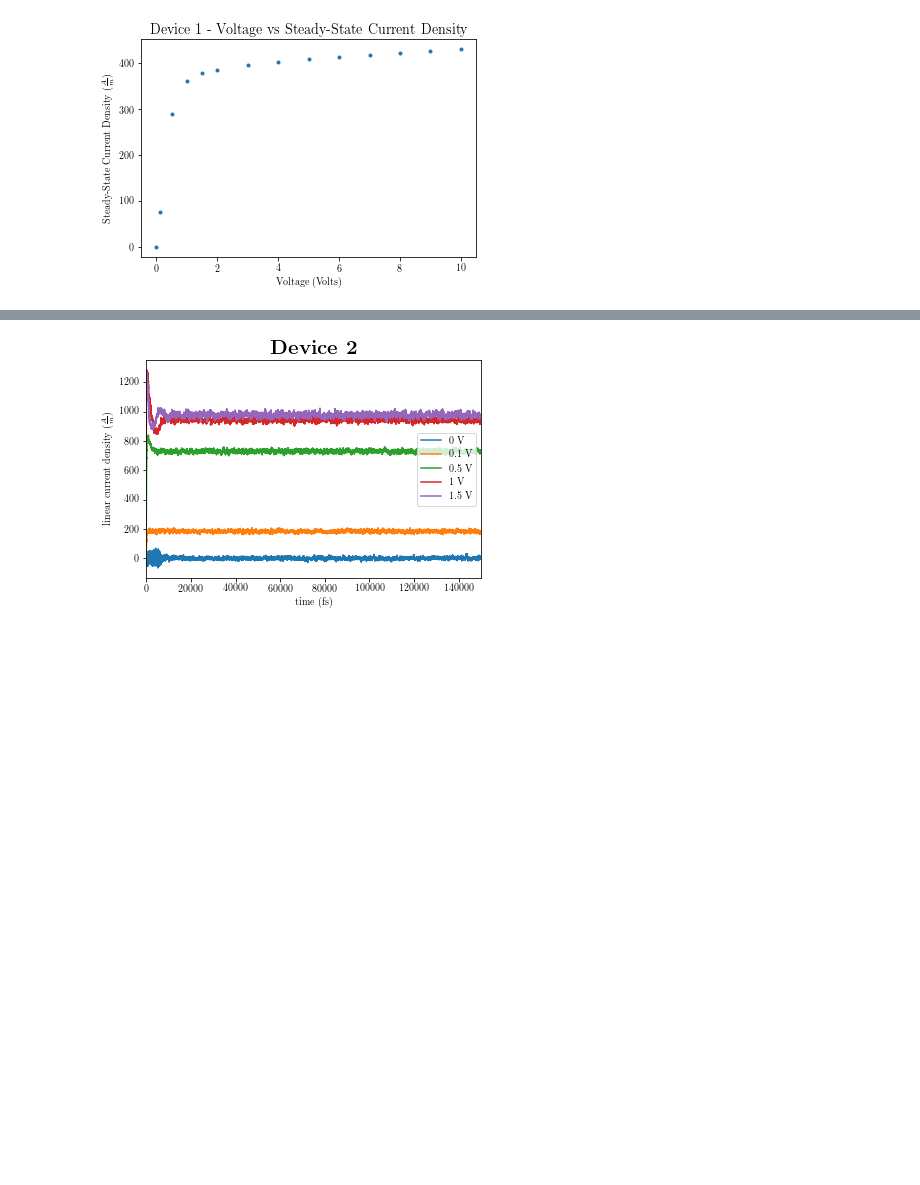
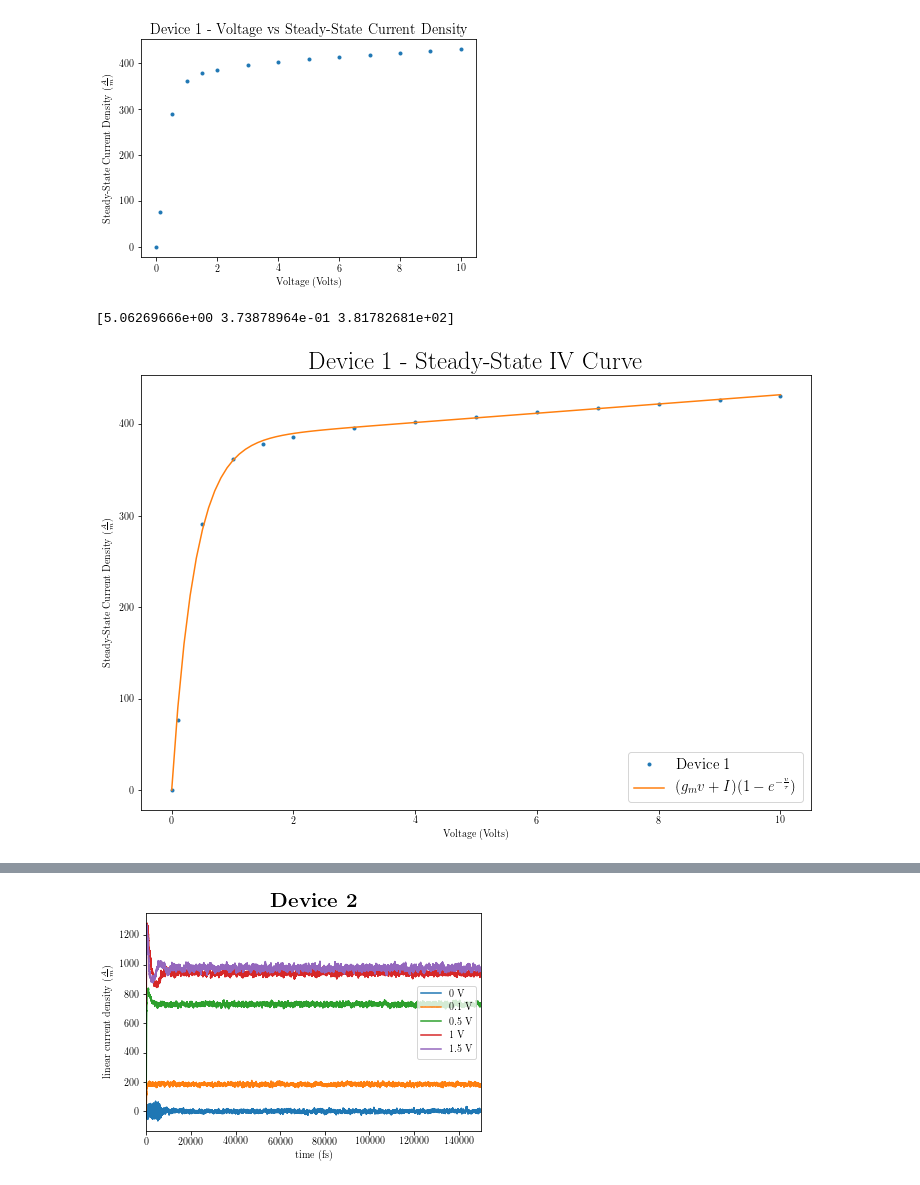
Before and after one commit to m-brunetti/eece-5090-project-1, a Jupyter notebook: mbrunetti_project_1.ipynb, the cells around one changed output, grey strips where cells are left out. Cells and saved outputs as stored; diff of their text form; code cells hidden in the pictures; blank space fills up the shorter version.

```diff
--- a/mbrunetti_project_1.ipynb
+++ b/mbrunetti_project_1.ipynb
@@ -221,6 +228,7 @@ f.close()
 
 voltages = []
 gains = []
+natural_frequency = []
 
 with open('Figures/Device_1/Curve_fits/device_1_curve_fit.csv', 'r') as f:
     reader = csv.reader(f)
@@ -233,6 +241,7 @@ with open('Figures/Device_1/Curve_fits/device_1_curve_fit.csv', 'r') as f:
 
         voltages.append(float(voltage[0:len(voltage) - 1]))
         gains.append(float(row[1]))
+        natural_frequency.append(abs(float(row[4]))*(1e15/1e12)) # THz
 
 plt.plot(voltages, gains, '.')
 plt.title('\\Large{Device 1 - Voltage vs Steady-State Current Density}')
@@ -241,3 +250,26 @@ plt.ylabel('Steady-State Current Density ($\\frac{A}{m}$)')
 plt.savefig('Figures/Device_1/SteadyState.png')
 # %% [output]
 [figure]
+# %%
+# Device 1 I-V Curve Fit
+
+def dev_1_iv_fit(voltage, A, tau, I):
+    return (A*voltage+I)*(1 - np.exp(-voltage/tau))
+
+fitCoeffs, fitCov = curve_fit(dev_1_iv_fit, voltages, gains)
+
+print(fitCoeffs)
+
+fit_voltages = np.linspace(0, 10, 100)
+
+plt.figure(figsize=(12,8))
+plt.plot(voltages, gains, '.', label='Device 1')
+plt.plot(fit_voltages, dev_1_iv_fit(fit_voltages, *fitCoeffs), label="$ (g_m v + I) (1 - e^{-\\frac{v}{\\tau}}) $")
+plt.title('\\Huge{Device 1 - Steady-State IV Curve}')
+plt.xlabel('Voltage (Volts)')
+plt.ylabel('Steady-State Current Density ($\\frac{A}{m}$)')
+plt.legend(loc="lower right", prop={'size':15})
+plt.savefig('Figures/Device_1/SteadyState_fit.png')
+# %% [output]
+[5.06269666e+00 3.73878964e-01 3.81782681e+02]
+[figure, added]
```
Also changed, not shown: parts of 15 cells of this notebook.
